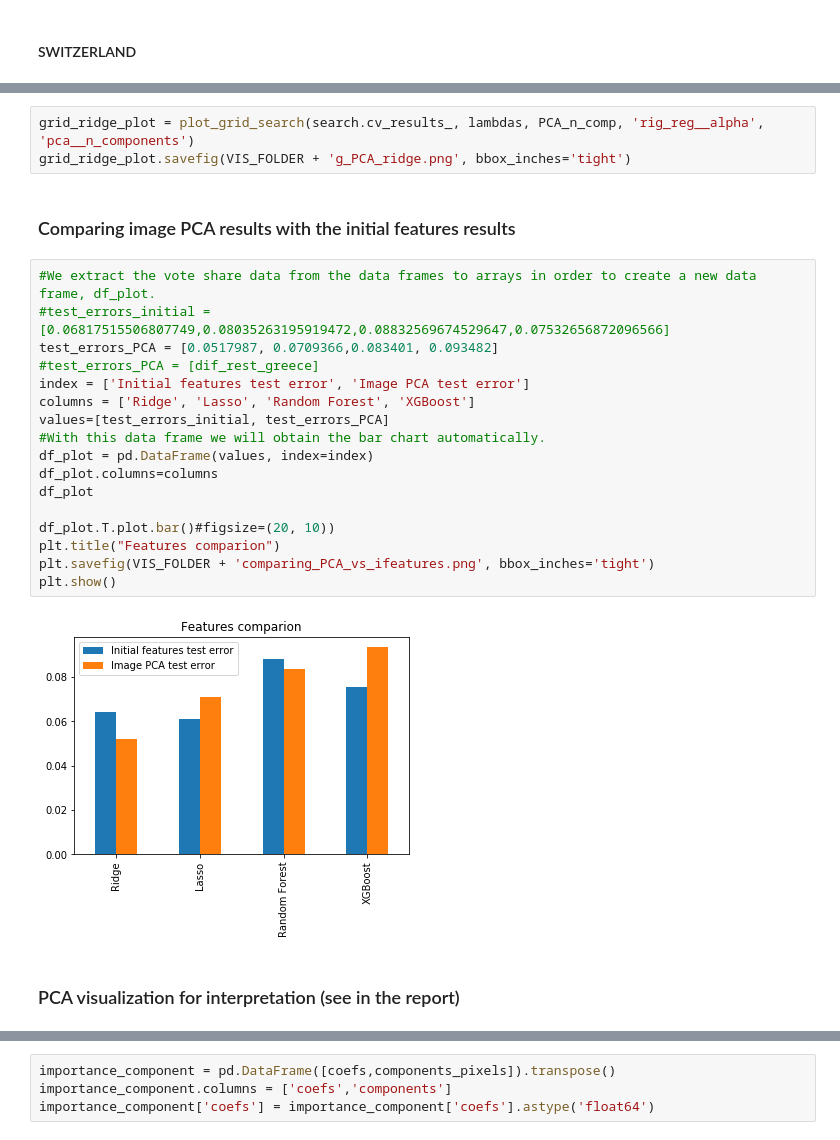
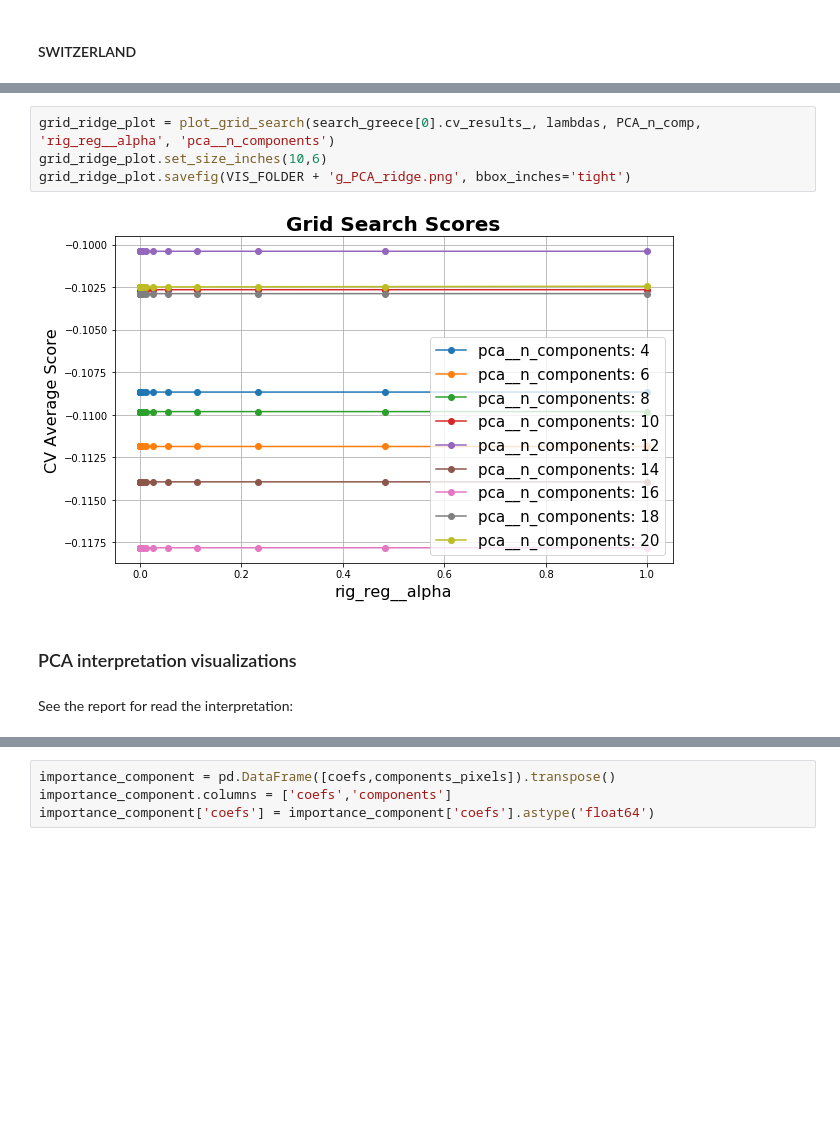
Before and after one commit to joSanchez28/Machine-Learning-EPFL, a Jupyter notebook: Project2-ArchitectureExperiment/Project2-Notebook - New Approach.ipynb, the cells around one changed output, grey strips where cells are left out. Saved outputs shown, nothing was run; the diff lists cells and outputs as text; blank space fills up the shorter version.

```diff
--- a/Project2-ArchitectureExperiment/Project2-Notebook - New Approach.ipynb
+++ b/Project2-ArchitectureExperiment/Project2-Notebook - New Approach.ipynb
@@ -1301,29 +1147,13 @@ plt.show()
 # %%
-grid_ridge_plot = plot_grid_search(search.cv_results_, lambdas, PCA_n_comp, 'rig_reg__alpha', 'pca__n_components')
+grid_ridge_plot = plot_grid_search(search_greece[0].cv_results_, lambdas, PCA_n_comp, 'rig_reg__alpha', 'pca__n_components')
+grid_ridge_plot.set_size_inches(10,6)
 grid_ridge_plot.savefig(VIS_FOLDER + 'g_PCA_ridge.png', bbox_inches='tight')
+# %% [output]
+[figure, added]
-# %% [markdown]
-### Comparing image PCA results with the initial features results
-# %%
-#We extract the vote share data from the data frames to arrays in order to create a new data frame, df_plot.
-#test_errors_initial = [0.06817515506807749,0.08035263195919472,0.08832569674529647,0.07532656872096566]
-test_errors_PCA = [0.0517987, 0.0709366,0.083401, 0.093482]
-#test_errors_PCA = [dif_rest_greece]
-index = ['Initial features test error', 'Image PCA test error']
-columns = ['Ridge', 'Lasso', 'Random Forest', 'XGBoost']
-values=[test_errors_initial, test_errors_PCA]
-#With this data frame we will obtain the bar chart automatically.
-df_plot = pd.DataFrame(values, index=index)
-df_plot.columns=columns
-df_plot
-
-df_plot.T.plot.bar()#figsize=(20, 10))
-plt.title("Features comparion")
-plt.savefig(VIS_FOLDER + 'comparing_PCA_vs_ifeatures.png', bbox_inches='tight')
-plt.show()
-# %% [output]
-[figure, removed]
 # %% [markdown]
-### PCA visualization for interpretation (see in the report)
+### PCA interpretation visualizations
+# %% [markdown]
+See the report for read the interpretation:
 # %%
 components_pixels = search_greece[0].best_estimator_.named_steps['pca'].components_
 
```
Also changed, not shown: parts of 106 cells of this notebook, 24 other files.
